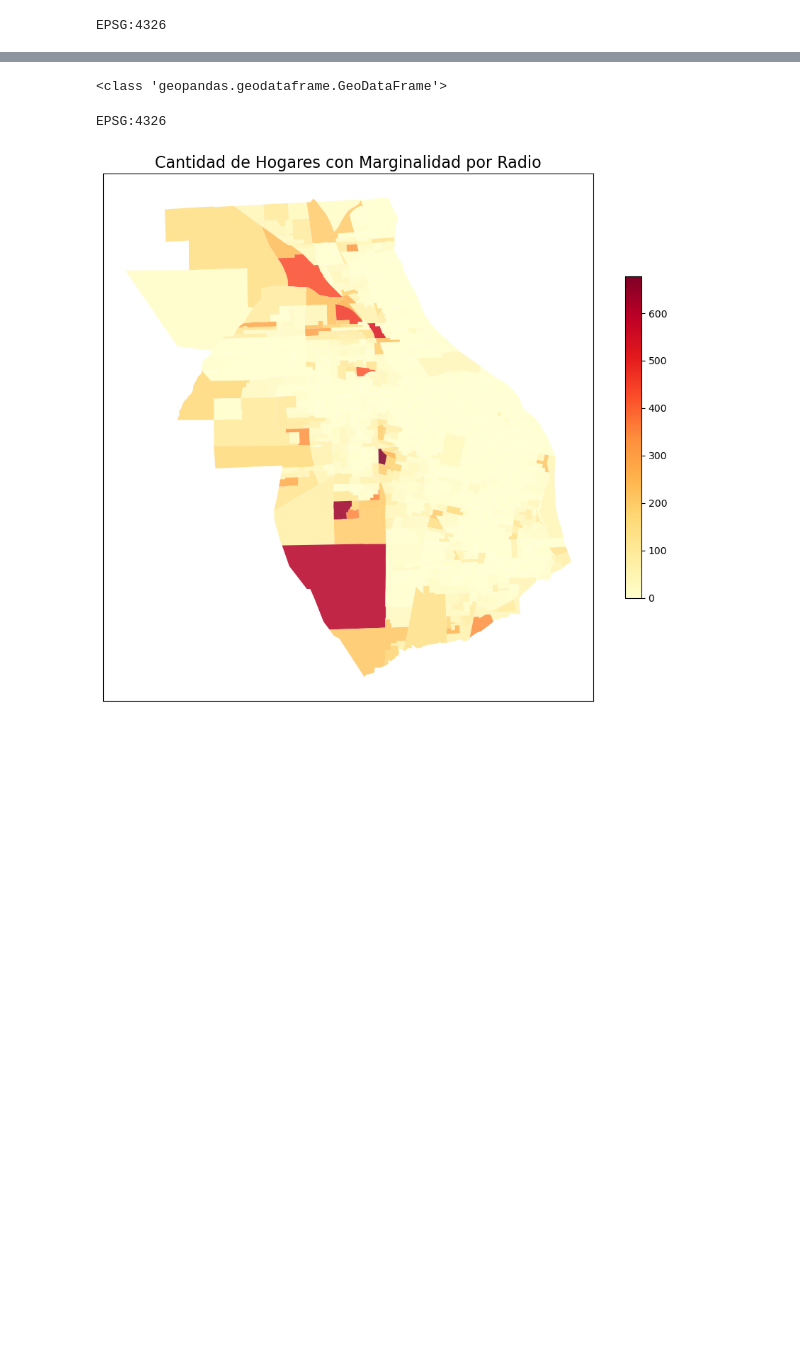
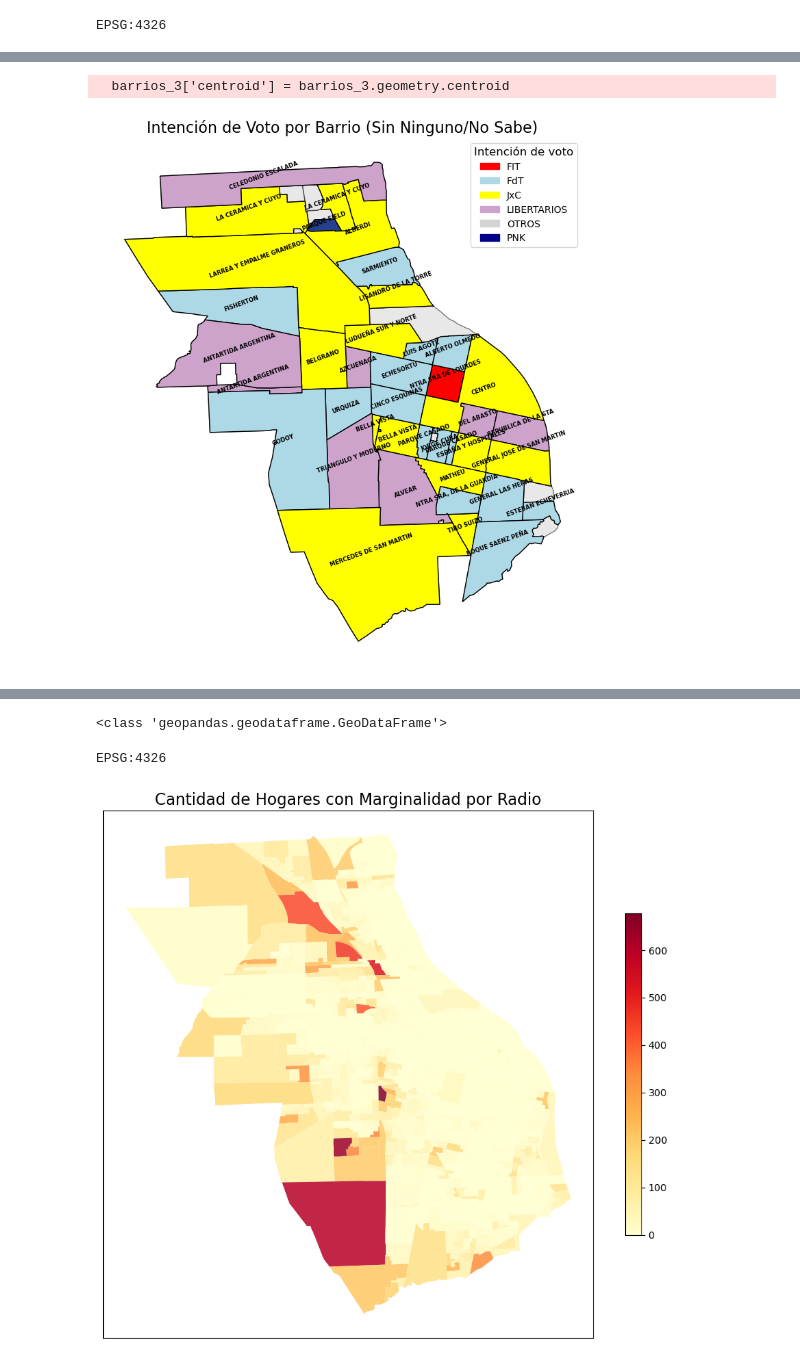
Before and after one commit to palulloa/metodo, a Jupyter notebook: Intención de voto/Georreferenciado.ipynb, the cells around one changed output, grey strips where cells are left out. Saved outputs shown, nothing was run; the diff lists cells and outputs as text; code cells hidden in the pictures; blank space fills up the shorter version.

Commit message:
Gráfico Barrios

```diff
--- a/Intención de voto/Georreferenciado.ipynb
+++ b/Intención de voto/Georreferenciado.ipynb
@@ -126,0 +140,54 @@ plt.show()
+# %%
+paleta_3= {
+    "FIT": "red",
+    "FdT": "lightblue",
+    "JxC": "yellow",
+    "LIBERTARIOS": "#CDA2CB",
+    "OTROS": "lightgray",
+    "PNK": "#27408B"
+}
+barrios_3['color'] = barrios_3['INT DE VOTO X ESPACIO'].map(paleta_3).fillna('black')
+# Calcular el centroide de cada barrio para colocar el texto
+barrios_3['centroid'] = barrios_3.geometry.centroid
+
+# Graficar el polígono de Rosario
+fig, ax = plt.subplots(figsize=(10, 10))
+barrios.plot(ax=ax, color='lightgrey', edgecolor='black', alpha=0.5)  # Polígono de Rosario
+barrios_3.plot(ax=ax, color=barrios_3['color'], edgecolor='black')
+
+# Añadir nombres de los barrios
+for idx, row in barrios_3.iterrows():
+    # Obtener las coordenadas del centroide y el nombre del barrio
+    x, y = row['centroid'].x, row['centroid'].y
+    nombre_barrio = row['BARRIO']
+
+    # Colocar el nombre del barrio en el centro del polígono
+    ax.annotate(
+    nombre_barrio,
+    xy=(x, y),
+    xytext=(0, -5),  # Desplazar el texto ligeramente hacia abajo
+    textcoords="offset points",
+    fontsize=6,
+    ha='center',
+    color="black",
+    fontweight='bold',
+    rotation=20
+)
+
+
+# Crear los elementos de la leyenda basados en la paleta
+import matplotlib.patches as mpatches
+leyenda = [
+    mpatches.Patch(color=color, label=partido) for partido, color in paleta_2.items()
+]
+
+# Añadir la leyenda al gráfico
+ax.legend(handles=leyenda, title="Intención de voto", loc='upper right', fontsize=10, title_fontsize=12)
+
+# Personalización del gráfico
+ax.set_title('Intención de Voto por Barrio (Sin Ninguno/No Sabe)', fontsize=16)
+ax.axis('off')
+plt.show()
+# %% [output]
+  barrios_3['centroid'] = barrios_3.geometry.centroid
+[figure, added]
```
Also changed, not shown: parts of 4 cells of this notebook.
